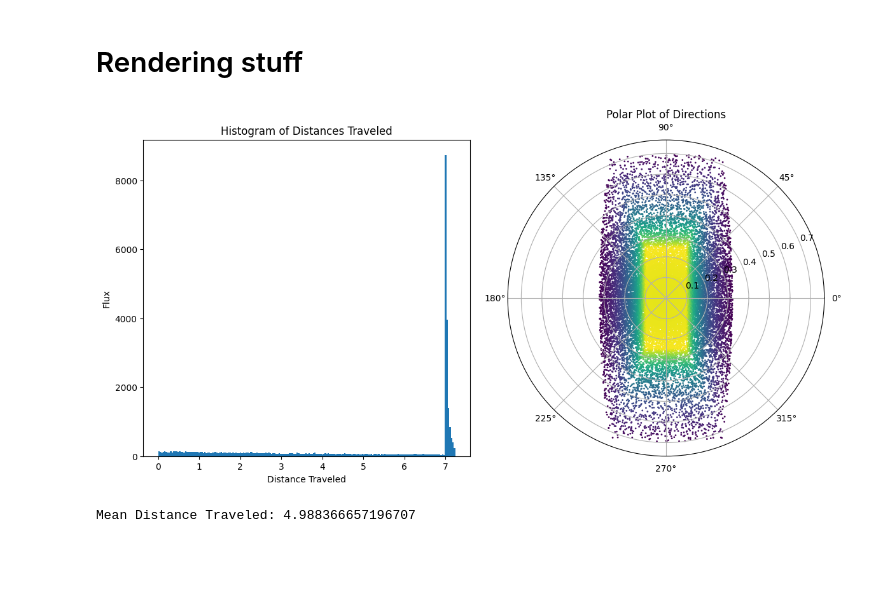
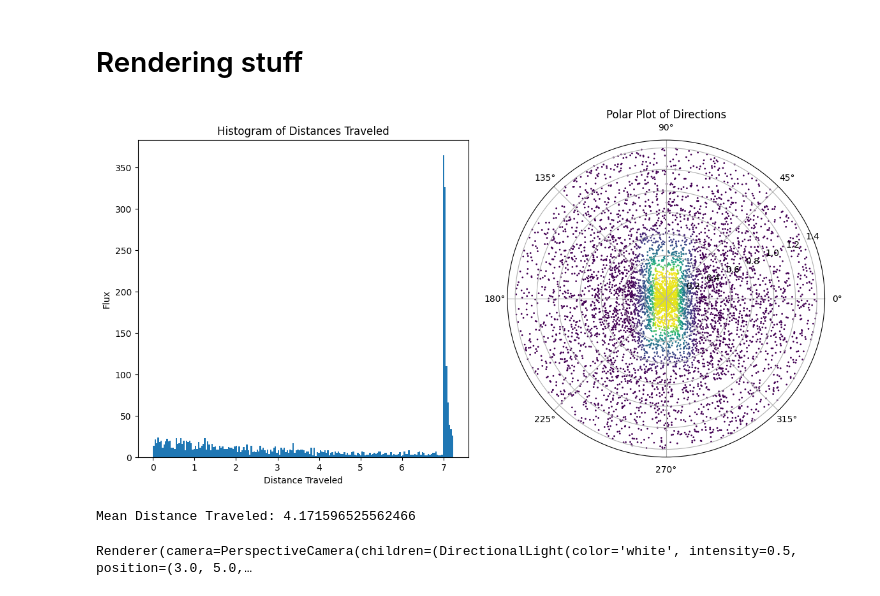
Before and after one commit to KGL8/Code-for-Lab, a Jupyter notebook: photon_through_deuteron_target.ipynb, the cells around one changed output. Saved outputs shown, nothing was run; the diff lists cells and outputs as text; code cells hidden in the pictures; blank space fills up the shorter version.

```diff
--- a/photon_through_deuteron_target.ipynb
+++ b/photon_through_deuteron_target.ipynb
@@ -126,7 +126,7 @@ def MeV_by_φ(MeV):
 # %%
 # selects a random photon energy in the range of interest
 def random_energy_level(MeV_range):
-  n1 = (random.random()**0.5) * (MeV_range[1] - MeV_range[0]) + MeV_range[0]
+  n1 = random.random() * (MeV_range[1] - MeV_range[0]) + MeV_range[0]
   n2 = random.uniform(0,γ_num_by_MeV(MeV_range[0]))
 
   if n2 > γ_num_by_MeV(n1):
@@ -169,7 +205,7 @@ box_max = np.array([width / 2, height / 2, depth + origin])
 phi_max = np.arccos(origin / (np.sqrt(width**2/4 + height**2/4 + origin**2)))
 # %%
 # params for histogram
-samples = 200000
+samples = 20000
 bins = 200
 # %% [markdown]
 # Rendering stuff
@@ -178,6 +214,9 @@ bins = 200
 data = np.array([])
 phi_values = []
 theta_values = []
+data_w_misses = np.array([])
+phi_values_w = []
+theta_values_w = []
 
 for i in range(samples):
     theta, phi = dir_from_γ_energy_range((2.5, 20))
@@ -186,36 +225,41 @@ for i in range(samples):
         en, ex = intersect_ray_box(np.array([0, 0, 0]), dir, box_min, box_max)
         if en is not None and ex is not None:
             data = np.append(data, np.linalg.norm(en - ex))
+            data_w_misses = np.append(data_w_misses, np.linalg.norm(en - ex))
             phi_values.append(phi)
             theta_values.append(theta)
+        else:
+            data_w_misses = np.append(data_w_misses, 0)
+        phi_values_w.append(phi)
+        theta_values_w.append(theta)
 # %%
 # Plot histogram
 plt.figure(figsize=(12, 6))
 
 plt.subplot(1, 2, 1)
 plt.hist(data, bins=bins)
 plt.xlabel('Distance Traveled')
 plt.ylabel('Flux')
 plt.title('Histogram of Distances Traveled')
 
 norm = colors.Normalize(vmin=0, vmax=7.3)
 cmap = cm.viridis
 
-point_colors = cmap(norm(data))
+point_colors = cmap(norm(data_w_misses))
 
 # Plot polar coordinates
 plt.subplot(1, 2, 2, projection='polar')
-plt.scatter(np.array(theta_values), np.array(phi_values), s=1, c=point_colors)
+plt.scatter(np.array(theta_values_w), np.array(phi_values_w), s=1, c=point_colors)
 plt.title('Polar Plot of Directions')
 
 plt.tight_layout()
 plt.show()
 
 # Print mean of the data
 print("Mean Distance Traveled:", np.mean(data))
 # %% [output]
-[figure, old version]
+[figure, new version]
-Mean Distance Traveled: 4.988366657196707
+Mean Distance Traveled: 4.171596525562466
 # %%
 # UI rendering
 target_box = box(width, height, depth, (0, 0, depth / 2 + origin), 'red')
@@ -224,11 +268,12 @@ z_ray = ray(np.array([0, 0, 0]), sph_car(0, 0), 1, 'red')
 y_ray = ray(np.array([0, 0, 0]), sph_car(np.pi/2, np.pi/2), 1, 'green')
 x_ray = ray(np.array([0, 0, 0]), sph_car(0, np.pi/2), 1, 'blue')
 
-rayy = ray(np.array([0, 0, 0]), sph_car(0.5,0.2), 1000, 'yellow')
+ray1 = ray(np.array([0, 0, 0]), neutron_path[0], 1, 'yellow')
+ray2 = ray(neutron_path[0], neutron_path[0]+50*neutron_path[1], 1, 'white')
 
 origin_point = point([0, 0, 0], 'white', 4)
 
-scene = Scene(children=[target_box, origin_point, x_ray, y_ray, z_ray, rayy])
+scene = Scene(children=[target_box, origin_point, x_ray, y_ray, z_ray, ray1, ray2])
 scene.background = '#141414'
 
 lights = [
@@ -242,3 +287,5 @@ for light in lights:
 camera = PerspectiveCamera(position=[10, 10, 10], up=[0, 1, 0], children=[DirectionalLight(color='white', position=[3, 5, 1], intensity=0.5)])
 
 display(Renderer(camera=camera, scene=scene, controls=[OrbitControls(controlling=camera)], antialias=True, width=800, height=600))
+# %% [output]
+Renderer(camera=PerspectiveCamera(children=(DirectionalLight(color='white', intensity=0.5, position=(3.0, 5.0,…
```
Also changed, not shown: parts of 4 cells of this notebook.
